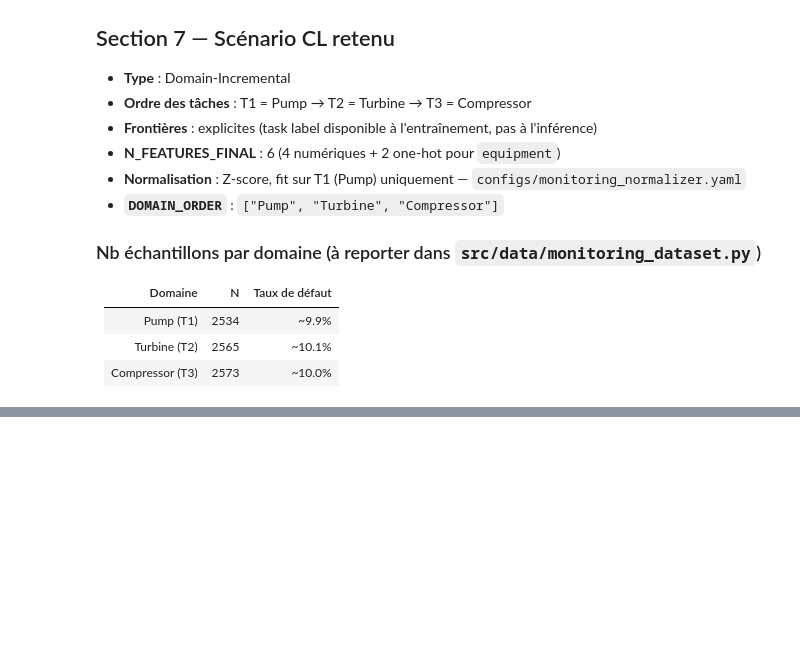
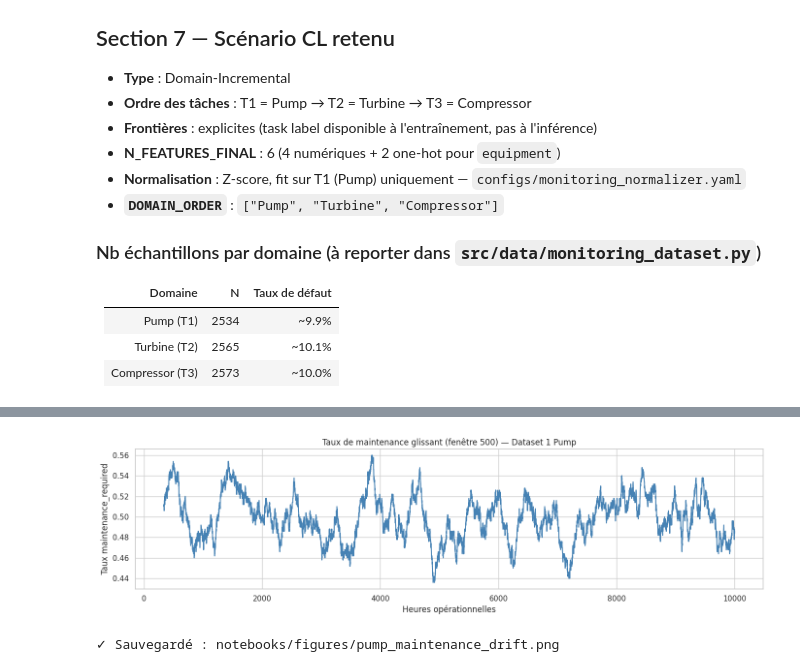
Before and after one commit to lrivals/cl-embedded, a Jupyter notebook: notebooks/01_data_exploration.ipynb, the cells around one changed output, grey strips where cells are left out. Saved outputs shown, nothing was run; the diff lists cells and outputs as text; code cells hidden in the pictures; blank space fills up the shorter version.

```diff
--- a/notebooks/01_data_exploration.ipynb
+++ b/notebooks/01_data_exploration.ipynb
@@ -182,0 +311,23 @@ for eq in DOMAIN_ORDER:
+# %%
+df_pump = pd.read_csv(PUMP_CSV).rename(columns=COL_RENAME)
+df_pump = df_pump.sort_values("operational_hours").reset_index(drop=True)
+
+print(f"Shape : {df_pump.shape}")
+print(f"\nDtypes :\n{df_pump.dtypes}")
+print(f"\nValeurs manquantes :\n{df_pump.isnull().sum()}")
+print(f"\nNb pompes uniques (Pump_ID) : {df_pump['Pump_ID'].nunique()}")
+print(f"Étendue operational_hours : {df_pump['operational_hours'].min():.1f} → {df_pump['operational_hours'].max():.1f} h")
+print(f"Taux de maintenance global : {df_pump['maintenance_required'].mean():.3f}")
+
+# Assertions d'intégrité (adaptées aux noms de colonnes réels)
+EXPECTED_PUMP = [
+    "temperature", "vibration", "pressure", "flow_rate",
+    "rpm", "operational_hours", "maintenance_required",
+]
+assert all(c in df_pump.columns for c in EXPECTED_PUMP), \
+    f"Colonnes manquantes : {set(EXPECTED_PUMP) - set(df_pump.columns)}"
+assert df_pump["maintenance_required"].isin([0, 1]).all(), "Label inattendu (attendu : 0/1)"
+assert df_pump["operational_hours"].is_monotonic_increasing, \
+    "Données non triées par operational_hours"
+print("\n✓ Toutes les assertions d'intégrité passent.")
+df_pump[PUMP_FEATURE_COLS + ["maintenance_required"]].head()
@@ -182,0 +365,15 @@ for eq in DOMAIN_ORDER:
+# %%
+df_pump["maint_roll"] = df_pump["maintenance_required"].rolling(500).mean()
+
+fig, ax = plt.subplots(figsize=(14, 4))
+ax.plot(df_pump["operational_hours"], df_pump["maint_roll"], color="steelblue")
+ax.set_title("Taux de maintenance glissant (fenêtre 500) — Dataset 1 Pump")
+ax.set_xlabel("Heures opérationnelles")
+ax.set_ylabel("Taux maintenance_required")
+plt.tight_layout()
+plt.savefig(FIGURES_DIR / "pump_maintenance_drift.png", dpi=150, bbox_inches="tight")
+plt.show()
+print("✓ Sauvegardé : notebooks/figures/pump_maintenance_drift.png")
+# %% [output]
+[figure, added]
+✓ Sauvegardé : notebooks/figures/pump_maintenance_drift.png
```
Also changed, not shown: parts of 24 cells of this notebook, 45 other files.
